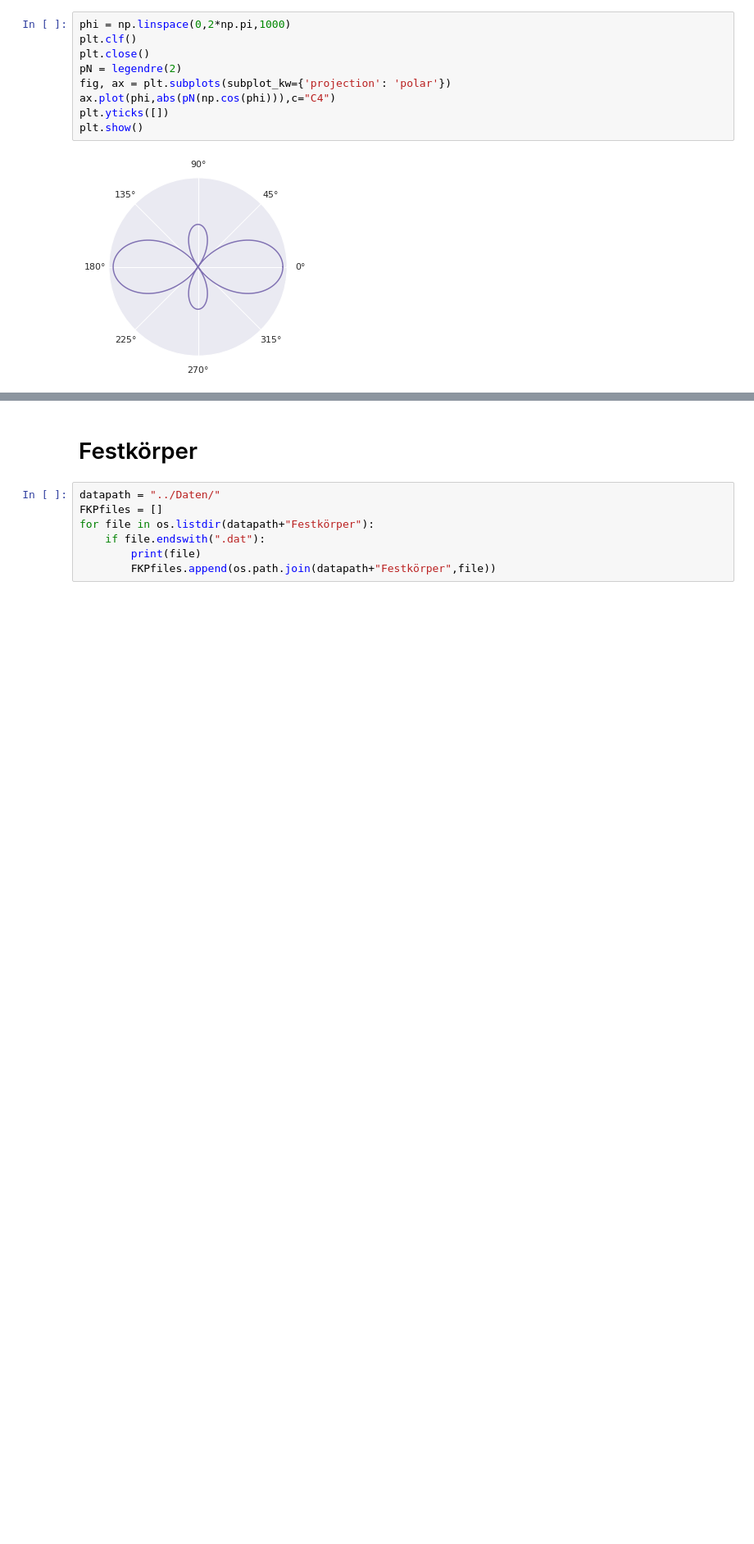
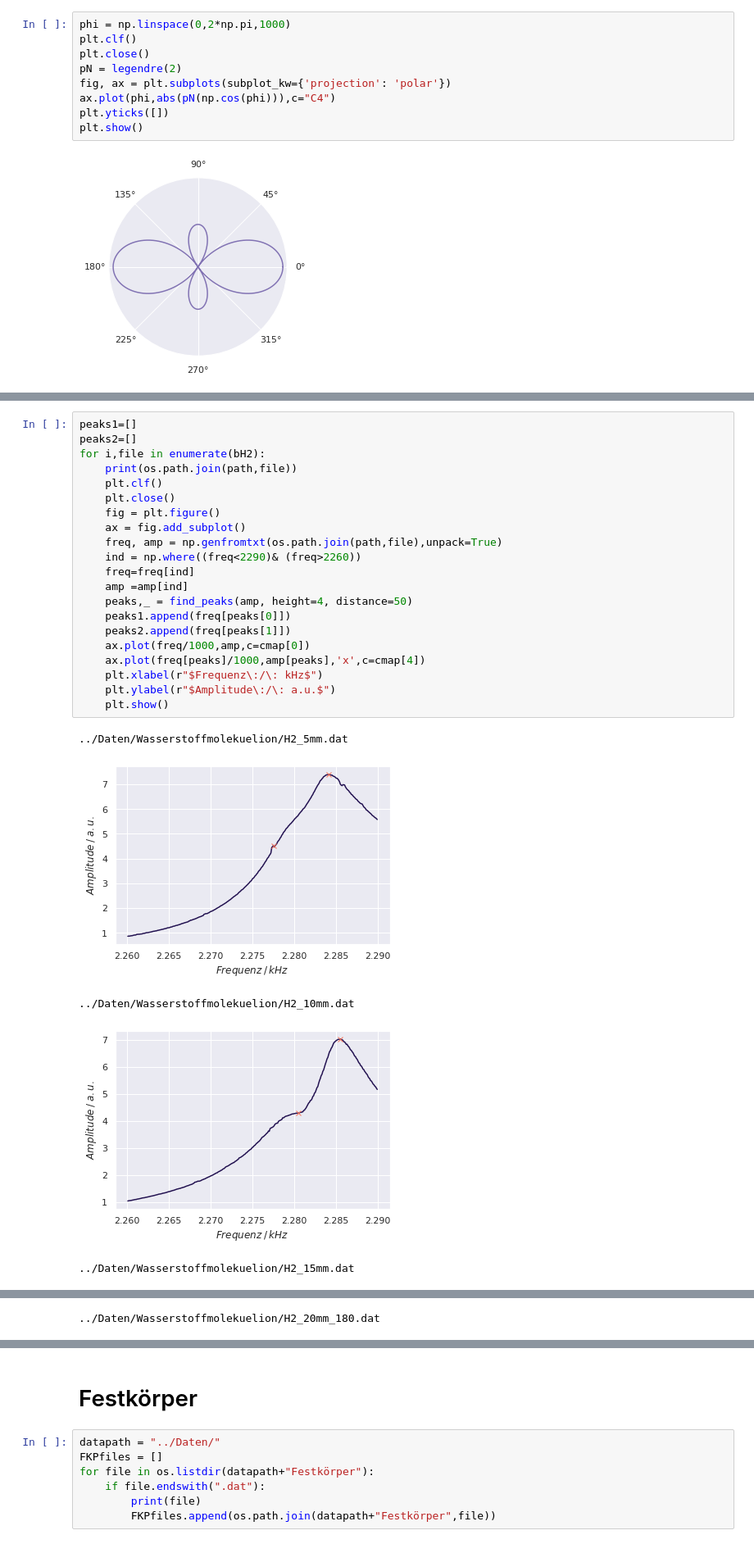
Before and after one commit to lydiavonderweiden/V23-1, a Jupyter notebook: Code/plots.ipynb, the cells around one changed output, grey strips where cells are left out. Shown: that part at 82% size. Saved outputs shown, nothing was run; the diff lists cells and outputs as text; blank space fills up the shorter version.

```diff
--- a/Code/plots.ipynb
+++ b/Code/plots.ipynb
@@ -338,0 +406,27 @@ plt.show()
+# %%
+peaks1=[]
+peaks2=[]
+for i,file in enumerate(bH2):
+    print(os.path.join(path,file))
+    plt.clf()
+    plt.close()
+    fig = plt.figure()
+    ax = fig.add_subplot()
+    freq, amp = np.genfromtxt(os.path.join(path,file),unpack=True)
+    ind = np.where((freq<2290)& (freq>2260))
+    freq=freq[ind]
+    amp =amp[ind]
+    peaks,_ = find_peaks(amp, height=4, distance=50)
+    peaks1.append(freq[peaks[0]])
+    peaks2.append(freq[peaks[1]])
+    ax.plot(freq/1000,amp,c=cmap[0])
+    ax.plot(freq[peaks]/1000,amp[peaks],'x',c=cmap[4])
+    plt.xlabel(r"$Frequenz\:/\: kHz$")
+    plt.ylabel(r"$Amplitude\:/\: a.u.$")
+    plt.show()
+# %% [output]
+../Daten/Wasserstoffmolekuelion/H2_5mm.dat
+[figure, added]
+../Daten/Wasserstoffmolekuelion/H2_10mm.dat
+[figure, added]
+../Daten/Wasserstoffmolekuelion/H2_15mm.dat
@@ -338,0 +434 @@ plt.show()
+../Daten/Wasserstoffmolekuelion/H2_20mm_180.dat
```
Also changed, not shown: parts of 7 cells of this notebook, 33 other files.
